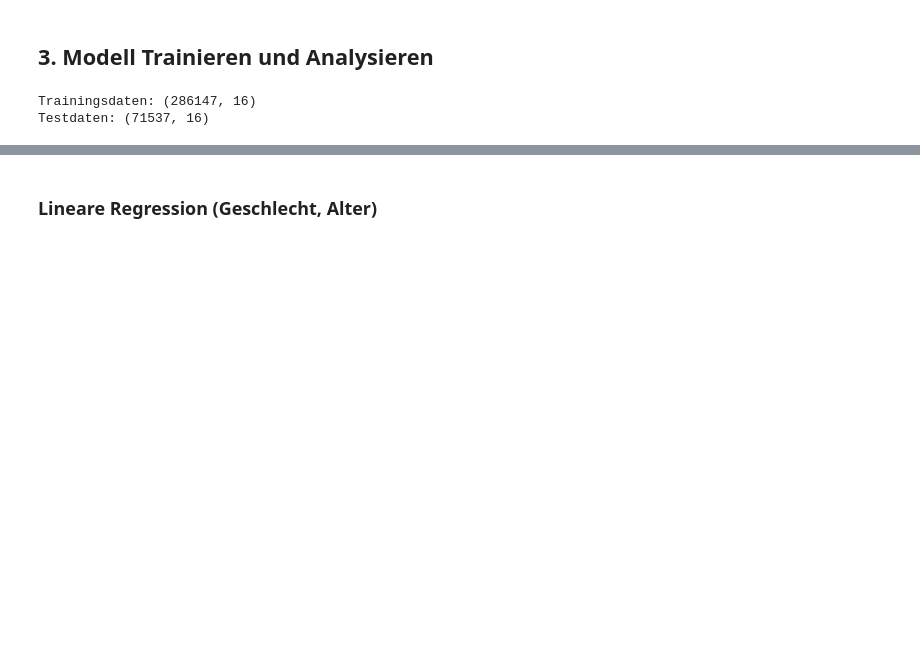
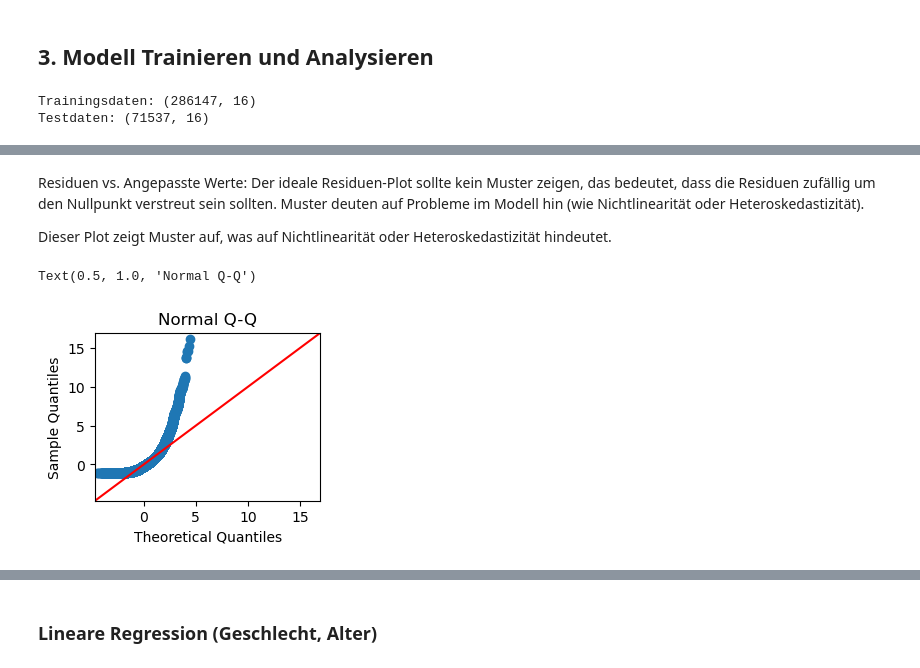
Before and after one commit to LeonidWouters/ANM, a Jupyter notebook: Multiple lineare Regression (nach Güteklasse).ipynb, the cells around one changed output, grey strips where cells are left out. Saved outputs shown, nothing was run; the diff lists cells and outputs as text; code cells hidden in the pictures; blank space fills up the shorter version.

```diff
--- a/Multiple lineare Regression (nach Güteklasse).ipynb
+++ b/Multiple lineare Regression (nach Güteklasse).ipynb
@@ -214,0 +258,12 @@ Testdaten: (71537, 16)
+# %% [markdown]
+Residuen vs. Angepasste Werte: Der ideale Residuen-Plot sollte kein Muster zeigen, das bedeutet, dass die Residuen zufällig um den Nullpunkt verstreut sein sollten. Muster deuten auf Probleme im Modell hin (wie Nichtlinearität oder Heteroskedastizität).
+
+Dieser Plot zeigt Muster auf, was auf Nichtlinearität oder Heteroskedastizität hindeutet.
+# %%
+# Plot 2: QQ Plot (Quantile-Quantile plot)
+plt.subplot(2, 2, 2)
+sm.qqplot(residuals0, line='45', fit=True, ax=plt.gca())
+plt.title('Normal Q-Q')
+# %% [output]
+Text(0.5, 1.0, 'Normal Q-Q')
+[figure, added]
```
Also changed, not shown: parts of 26 cells of this notebook.
